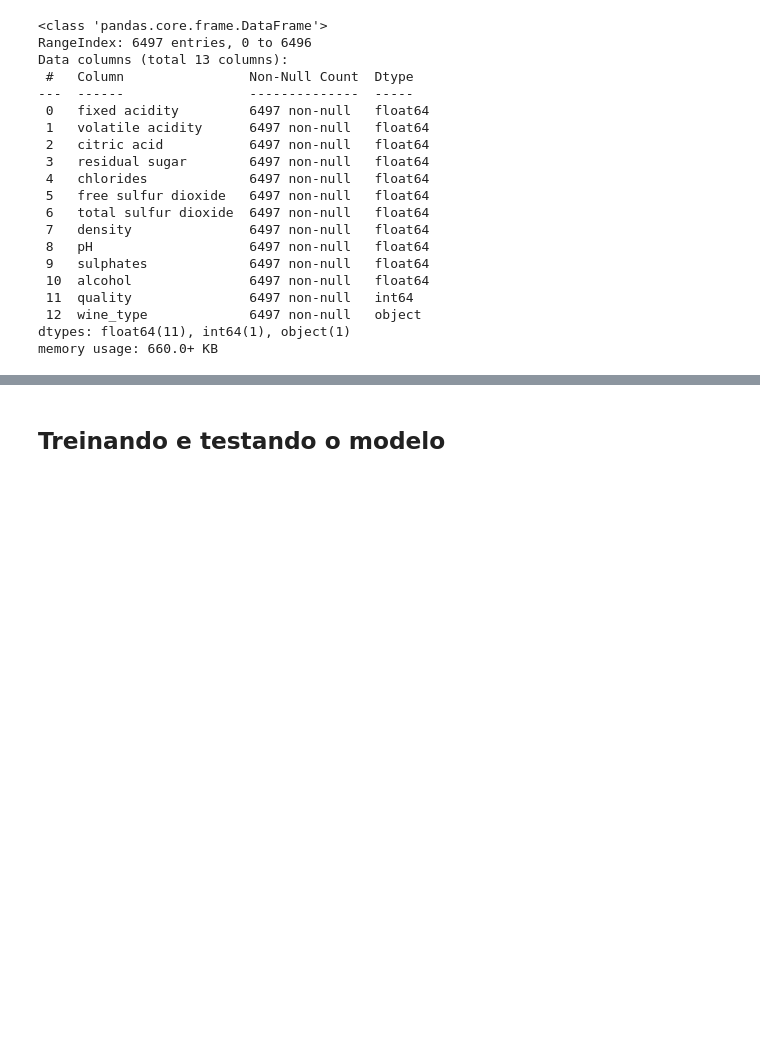
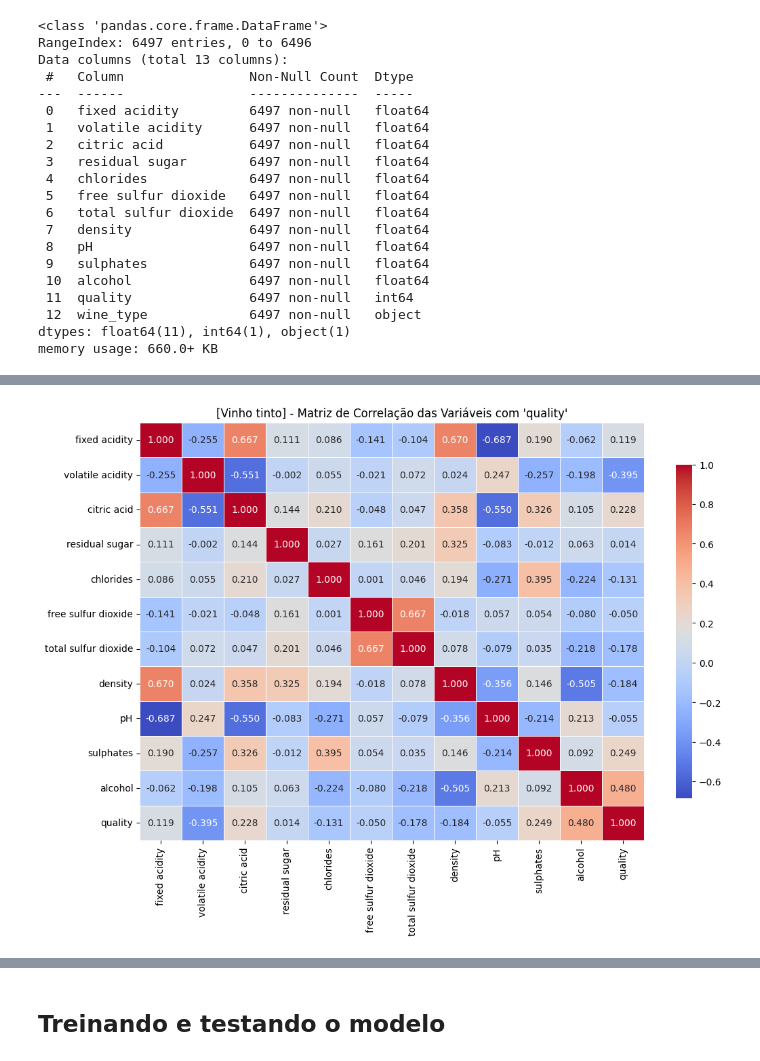
Before and after one commit to Matheus-Chaves/santander-coders-ml1, a Jupyter notebook: main.ipynb, the cells around one changed output, grey strips where cells are left out. Drawn from its saved outputs; the diff is of its cells as text; code cells hidden in the pictures; blank space fills up the shorter version.

```diff
--- a/main.ipynb
+++ b/main.ipynb
@@ -166,0 +340,10 @@ memory usage: 660.0+ KB
+# %%
+wine_quality_red_corr_df = wine_quality[wine_quality.wine_type == 'red'].drop(columns='wine_type')
+correlation_matrix_red = wine_quality_red_corr_df.corr(method='pearson')
+
+plt.figure(figsize=(12, 8))
+sns.heatmap(correlation_matrix_red, annot=True, cmap='coolwarm', fmt=".3f", linewidths=0.5, cbar_kws={"shrink": 0.8})
+plt.title("[Vinho tinto] - Matriz de Correlação das Variáveis com 'quality'")
+plt.show()
+# %% [output]
+[figure, added]
```
Also changed, not shown: parts of 71 cells of this notebook, 2 other files.
